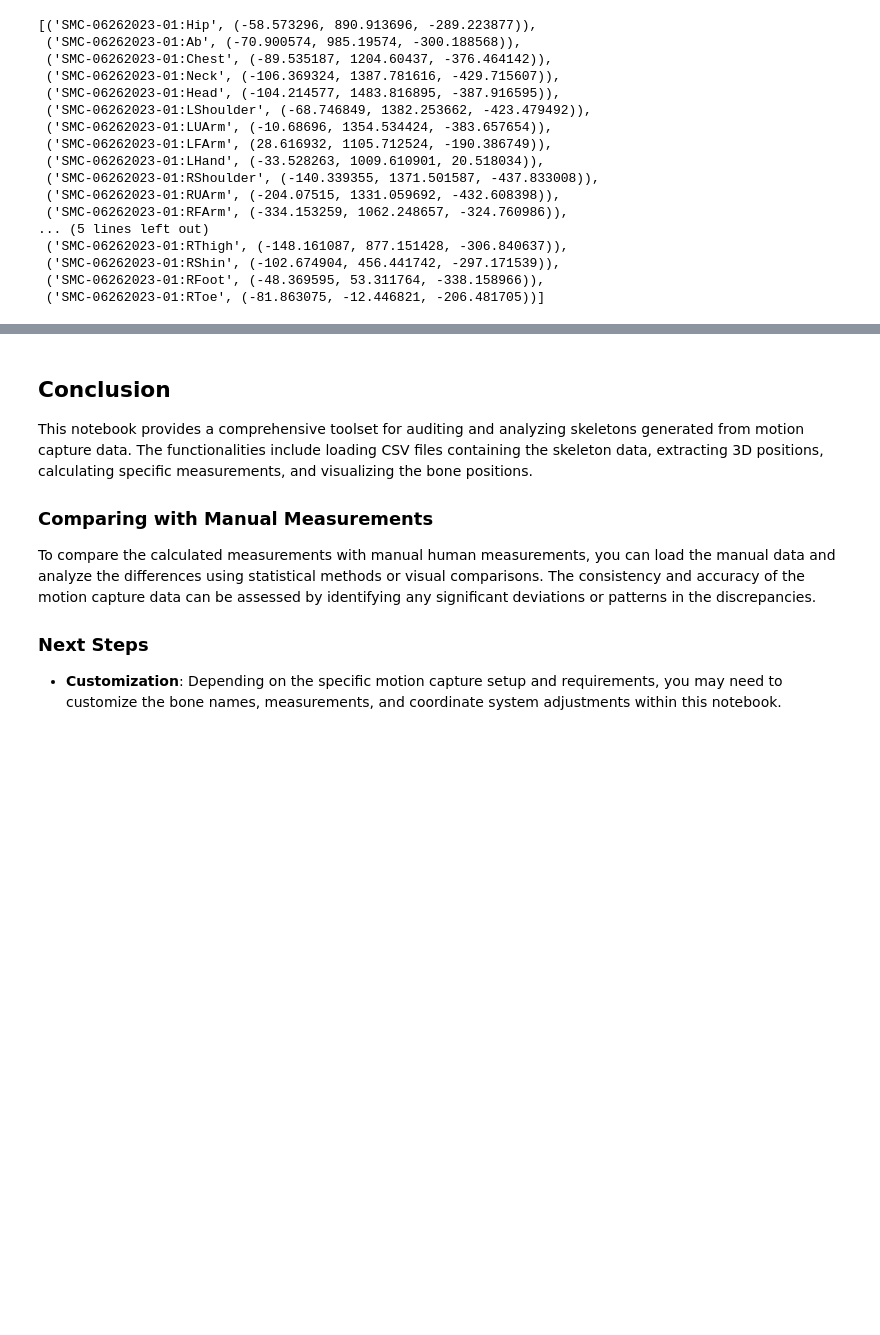
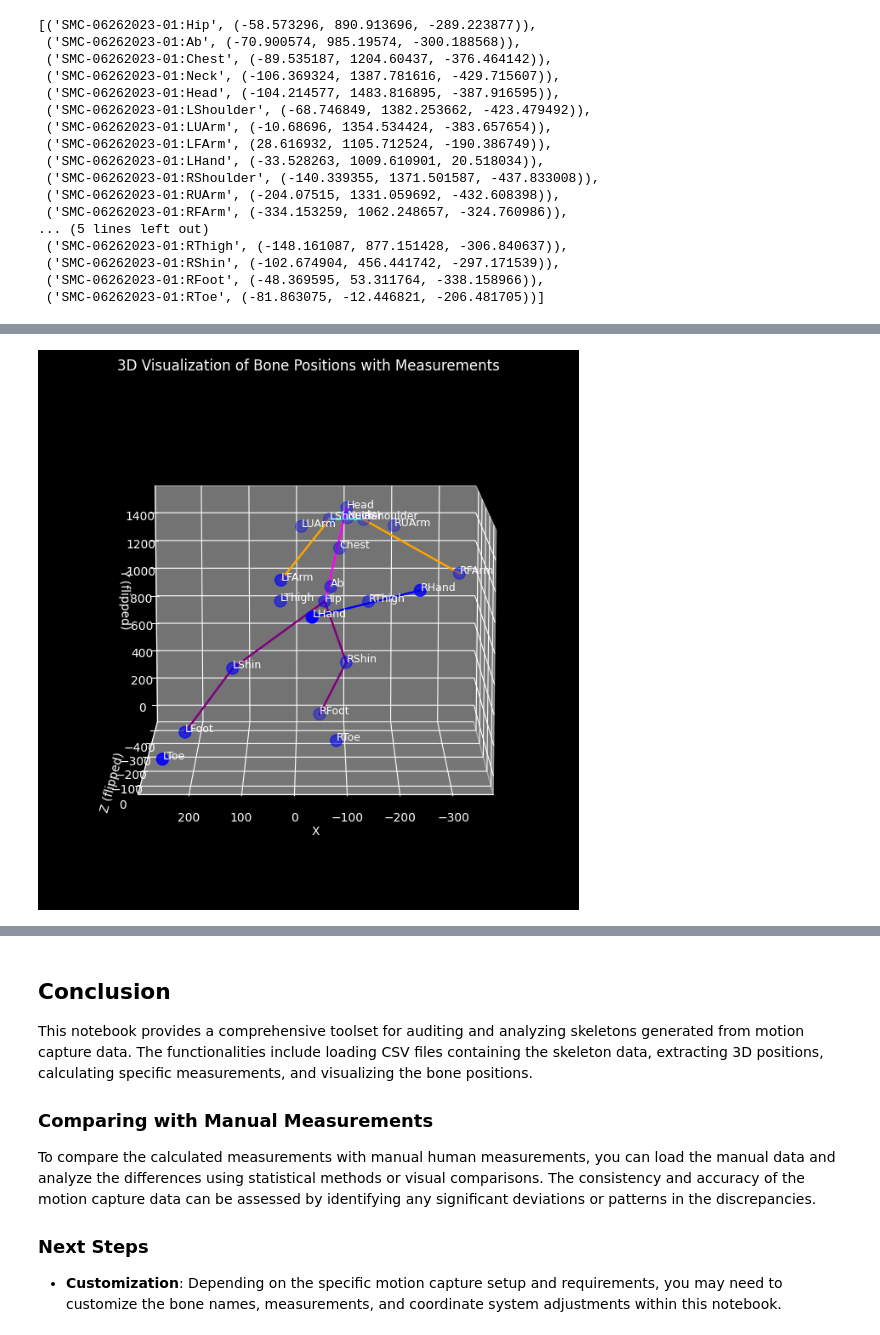
Before and after one commit to HaukeCornell/Audit_Skeletons, a Jupyter notebook: skeleton_measurements.ipynb, the cells around one changed output, grey strips where cells are left out. Drawn from its saved outputs; the diff is of its cells as text; code cells hidden in the pictures; blank space fills up the shorter version.

```diff
--- a/skeleton_measurements.ipynb
+++ b/skeleton_measurements.ipynb
@@ -169,0 +427,78 @@ plot_bone_positions_flipped(frames_data[0])
+# %%
+# Function to plot the bone positions and measurements (wrong way to do this)
+def plot_bone_positions_and_measurements(frame_positions, bone_names):
+    # Extracting the X, Y, Z coordinates
+    x_values = [pos[0] for pos in frame_positions]
+    y_values = [pos[2] for pos in frame_positions]  # Flipping Y and Z
+    z_values = [pos[1] for pos in frame_positions]  # Flipping Y and Z
+
+    # Plotting the 3D scatter plot
+    fig = plt.figure(figsize=(10, 8))
+    ax = fig.add_subplot(111, projection='3d')
+    ax.scatter(x_values, y_values, z_values, c='blue', s=100)
+    for i, bone_name in enumerate(bone_names):
+        ax.text(x_values[i], y_values[i], z_values[i], bone_name.split(":")[-1], fontsize=9)
+
+    # 1. Standing Height: Head-Hip + Leg Length
+    upper_body_bones = [f"{skeleton_identifier}:Head", f"{skeleton_identifier}:Hip"]
+    leg_bones_L = [f"{skeleton_identifier}:Hip", f"{skeleton_identifier}:LShin", f"{skeleton_identifier}:LFoot"]
+    leg_bones_R = [f"{skeleton_identifier}:Hip", f"{skeleton_identifier}:RShin", f"{skeleton_identifier}:RFoot"]
+
+    # 2. Wingspan: LHand-RHand
+    wingspan_bones = [f"{skeleton_identifier}:LHand", f"{skeleton_identifier}:RHand"]
+
+    # 3. Sitting Height: Head-Hip
+    # (Use upper_body_bones)
+
+    # 4. Upper Leg Length: Hip-Shin
+    # (Use the first two bones of leg_bones_L or leg_bones_R)
+
+    # 5. Biacromial Breadth: LShoulder-RShoulder
+    biacromial_bones = [f"{skeleton_identifier}:LShoulder", f"{skeleton_identifier}:RShoulder"]
+
+    # 6. Upper Arm Length: Shoulder-UArm
+    upper_arm_bones_L = [f"{skeleton_identifier}:LShoulder", f"{skeleton_identifier}:LFArm"]
+    upper_arm_bones_R = [f"{skeleton_identifier}:RShoulder", f"{skeleton_identifier}:RFArm"]
+
+    # Grouping for iteration
+    measurement_groups = [
+        (upper_body_bones, "magenta"),
+        (leg_bones_L, "purple"),
+        (leg_bones_R, "purple"),
+        (wingspan_bones, "blue"),
+        (biacromial_bones, "cyan"),
+        (upper_arm_bones_L, "orange"),
+        (upper_arm_bones_R, "orange")
+    ]
+
+    # Draw Measurements
+    for bones, color in measurement_groups:
+        for b1, b2 in zip(bones[:-1], bones[1:]):
+            ax.plot([frame_positions[bone_names.index(b1)][0], frame_positions[bone_names.index(b2)][0]],
+                    [frame_positions[bone_names.index(b1)][2], frame_positions[bone_names.index(b2)][2]],
+                    [frame_positions[bone_names.index(b1)][1], frame_positions[bone_names.index(b2)][1]],
+                    color=color, linewidth=1.5)
+
+    # Draw Measurements
+    for bones, color in measurement_groups:
+        for b1, b2 in zip(bones[:-1], bones[1:]):
+            ax.plot([frame_positions[bone_names.index(b1)][0], frame_positions[bone_names.index(b2)][0]],
+                    [frame_positions[bone_names.index(b1)][2], frame_positions[bone_names.index(b2)][2]],
+                    [frame_positions[bone_names.index(b1)][1], frame_positions[bone_names.index(b2)][1]],
+                    color=color, linewidth=1.5)
+
+    # Labels and title
+    ax.set_xlabel('X')
+    ax.set_ylabel('Z (flipped)')
+    ax.set_zlabel('Y (flipped)')
+    ax.view_init(azim=90, elev=10)  # Rotate view and set a more frontal perspective
+    plt.title('3D Visualization of Bone Positions with Measurements')
+    plt.show()
+
+# Skeleton identifier (update according to your CSV file)
+skeleton_identifier = bone_names[0].split(":")[0]
+
+# Plotting the bone positions and measurements for the first frame
+plot_bone_positions_and_measurements(frames_data[0], bone_names)
+# %% [output]
+[figure, added]
```
Also changed, not shown: parts of 12 cells of this notebook.
